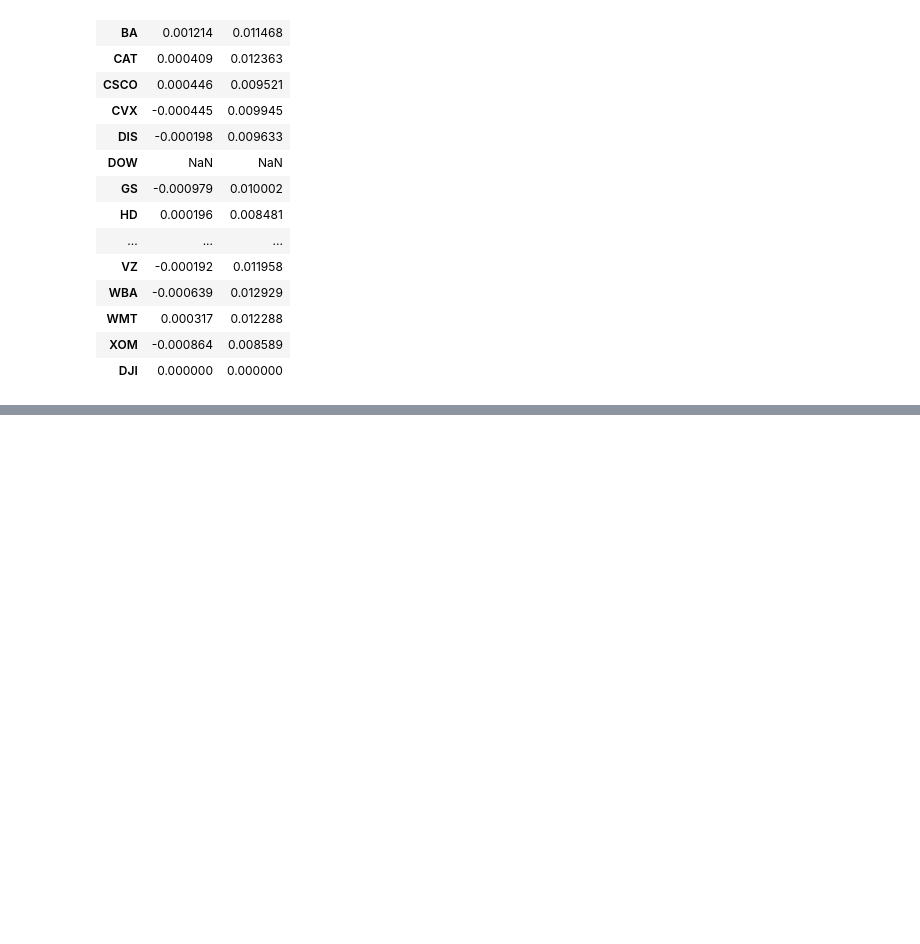
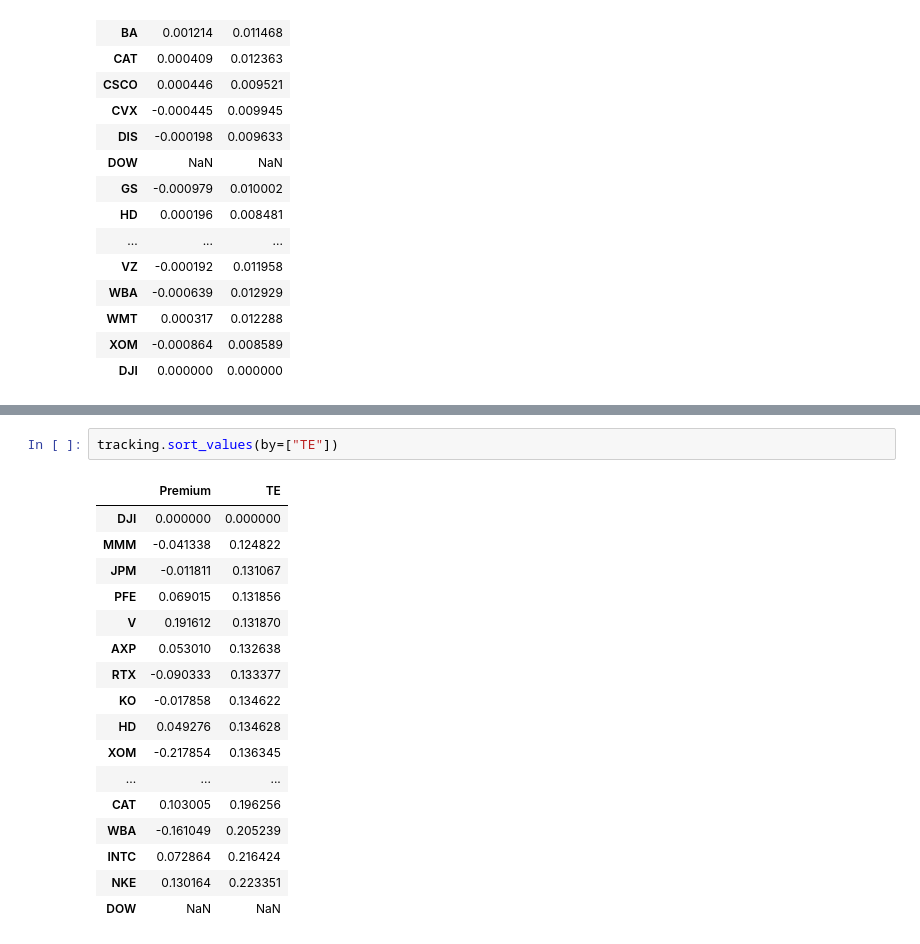
Before and after one commit to cmj123/index_tracking_forward_testing, a Jupyter notebook: index_tracking.ipynb, the cells around one changed output, grey strips where cells are left out. Drawn from its saved outputs; the diff is of its cells as text; blank space fills up the shorter version.

```diff
--- a/index_tracking.ipynb
+++ b/index_tracking.ipynb
@@ -268,0 +299,20 @@ ret_diff.agg(["mean","std"]).T
+# %%
+tracking.sort_values(by=["TE"])
+# %% [output]
+|  | Premium | TE |
+| DJI | 0.000000 | 0.000000 |
+| MMM | -0.041338 | 0.124822 |
+| JPM | -0.011811 | 0.131067 |
+| PFE | 0.069015 | 0.131856 |
+| V | 0.191612 | 0.131870 |
+| AXP | 0.053010 | 0.132638 |
+| RTX | -0.090333 | 0.133377 |
+| KO | -0.017858 | 0.134622 |
+| HD | 0.049276 | 0.134628 |
+| XOM | -0.217854 | 0.136345 |
+| ... | ... | ... |
+| CAT | 0.103005 | 0.196256 |
+| WBA | -0.161049 | 0.205239 |
+| INTC | 0.072864 | 0.216424 |
+| NKE | 0.130164 | 0.223351 |
+| DOW | NaN | NaN |
```
Also changed, not shown: parts of 9 cells of this notebook.
